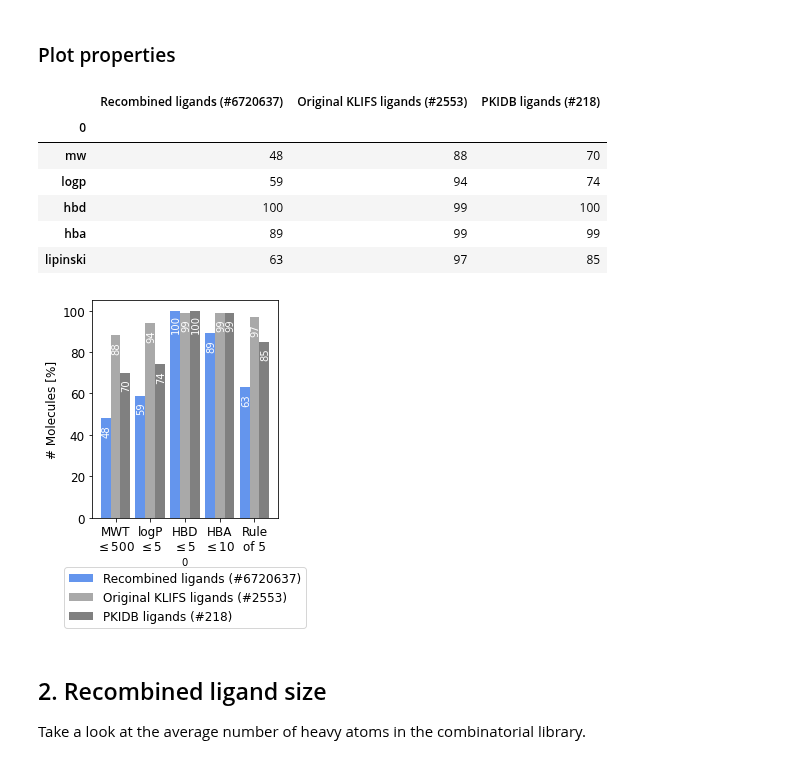
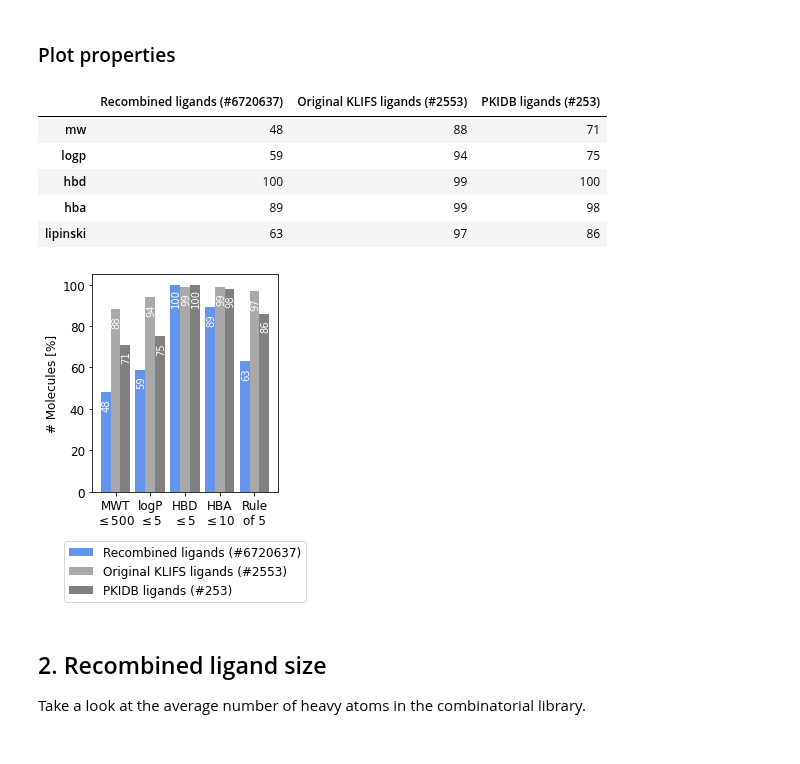
Before and after one commit to volkamerlab/KinFragLib, a Jupyter notebook: notebooks/4_2_combinatorial_library_properties.ipynb, the cells around one changed output. Saved outputs shown, nothing was run; the diff lists cells and outputs as text; code cells hidden in the pictures.

Commit message:
(4_2) PKIDB dataset now available as download, add here, update notebook

```diff
--- a/notebooks/4_2_combinatorial_library_properties.ipynb
+++ b/notebooks/4_2_combinatorial_library_properties.ipynb
@@ -91,0 +80,6 @@ data_pkidb.head(2)
+# %%
+# Load SDF file
+mol_supplier = Chem.SDMolSupplier('../data/external/pkidb_2020-07-15.sdf')
+# Get SMILES for each molecule
+data_pkidb = pd.DataFrame([mol.GetProp('Canonical_Smiles') for mol in mol_supplier], columns=['Canonical_Smiles'])
+print(f'Number of PKIDB ligands: {data_pkidb.shape[0]}')
@@ -153,15 +149,15 @@ bar_data = pd.DataFrame(
     }
 )
 bar_data = bar_data.astype('int32')
+bar_data.index.name = None
 bar_data
 # %% [output]
-|  | Recombined ligands (#6720637) | Original KLIFS ligands (#2553) | PKIDB ligands (#218) |
-| 0 |  |  |  |
-| mw | 48 | 88 | 70 |
-| logp | 59 | 94 | 74 |
+|  | Recombined ligands (#6720637) | Original KLIFS ligands (#2553) | PKIDB ligands (#253) |
+| mw | 48 | 88 | 71 |
+| logp | 59 | 94 | 75 |
 | hbd | 100 | 99 | 100 |
-| hba | 89 | 99 | 99 |
-| lipinski | 63 | 97 | 85 |
+| hba | 89 | 99 | 98 |
+| lipinski | 63 | 97 | 86 |
 # %%
 # Plot data
 ax = bar_data.plot(
@@ -170,35 +166,35 @@ ax = bar_data.plot(
     rot=0,
     figsize=(3.33, 4),
     color=['cornflowerblue', 'darkgrey', 'grey']
 )
 
 # Edit labels for y axis and x/y ticks
 plt.ylabel('# Molecules [%]', fontsize=12)
 plt.xticks(range(5), ['MWT\n'+r'$\leq 500$', 'logP\n'+r'$\leq 5$', 'HBD\n'+r'$\leq 5$', 'HBA\n'+r'$\leq 10$', 'Rule\nof 5'], fontsize=12)
 plt.yticks(fontsize=12)
-#plt.legend(fontsize=12, loc='upper left')
+plt.legend(fontsize=12, loc='upper left')
 legend = plt.legend(loc='upper center',
            bbox_to_anchor=(0.5,-.2),
            fontsize=12
           )
 
 # Add percentages to bars
 bars = ax.patches
 bar_labels = bar_data.transpose().values.flatten()
 for bar, label in zip(bars, bar_labels):
 
     plt.text(
         bar.get_x() + bar.get_width() / 1.6,
         bar.get_height() - 6,
         label,
         ha='center',
         va='center',
         fontsize=10,
         color='white',
         rotation=90
     )
 # %% [output]
-[figure, old version]
+[figure, new version]
 # %%
 ax.get_figure().savefig(
     'figures/combinatorial_library_ro5.pdf',
```
Also changed, not shown: parts of 5 cells of this notebook, 2 other files.
